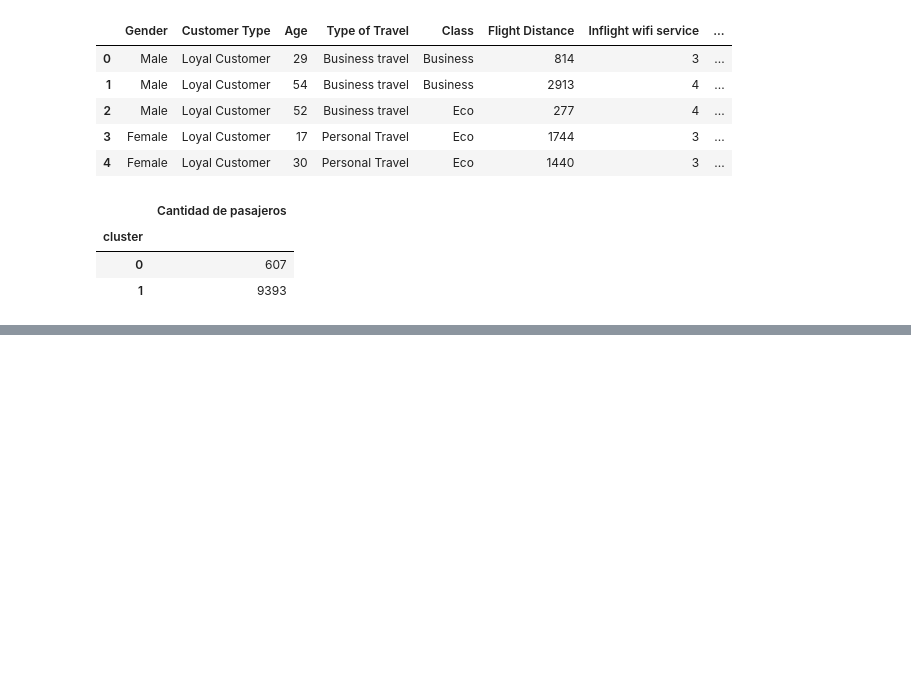
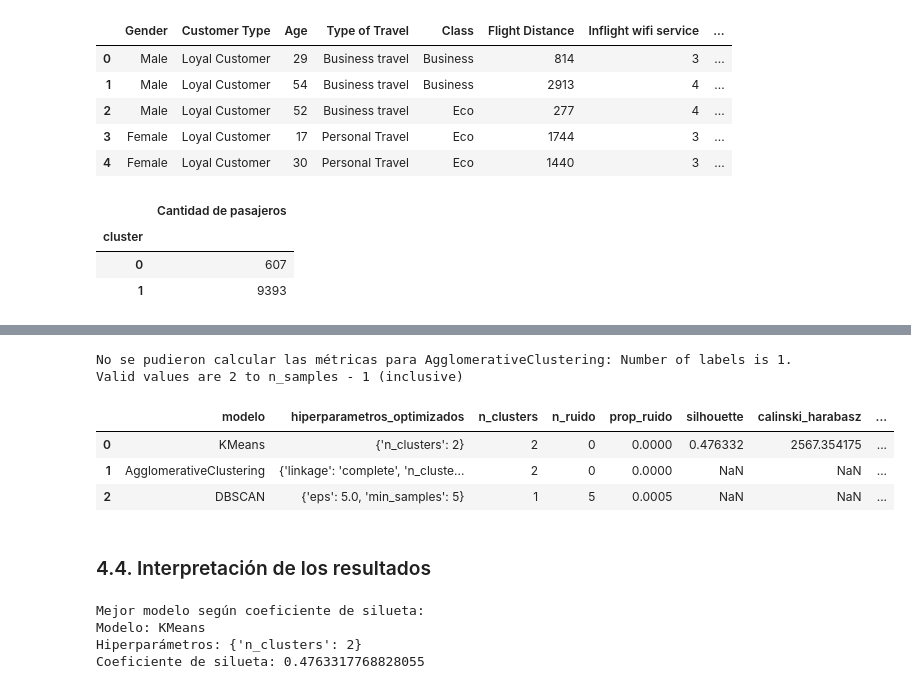
Before and after one commit to Dav1d10/MachineLearningLabs, a Jupyter notebook: Labs/Lab4.ipynb, the cells around one changed output, grey strips where cells are left out. Drawn from its saved outputs; the diff is of its cells as text; code cells hidden in the pictures; blank space fills up the shorter version.

```diff
--- a/Labs/Lab4.ipynb
+++ b/Labs/Lab4.ipynb
@@ -983,0 +1069,52 @@ Hiperparámetros: {'n_clusters': 2}
+# %%
+metricas_comparacion = []
+
+for nombre_modelo, info_modelo in modelos_finales.items():
+    pipeline = info_modelo['pipeline']
+    labels = info_modelo['labels']
+    parametros = info_modelo['parametros']
+
+    X_transformado = pipeline.named_steps['preprocesamiento'].transform(
+        experimento['df_clean']
+    )
+
+    metricas = calcular_metricas_cuantitativas(
+        X_transformado=X_transformado,
+        labels=labels,
+        nombre_modelo=nombre_modelo,
+        parametros=parametros
+    )
+
+    metricas_comparacion.append(metricas)
+
+tabla_comparacion_modelos = pd.DataFrame(metricas_comparacion)
+
+tabla_comparacion_modelos = tabla_comparacion_modelos.sort_values(
+    by='silhouette',
+    ascending=False,
+    na_position='last'
+).reset_index(drop=True)
+
+display(tabla_comparacion_modelos)
+# %% [output]
+No se pudieron calcular las métricas para AgglomerativeClustering: Number of labels is 1. Valid values are 2 to n_samples - 1 (inclusive)
+|  | modelo | hiperparametros_optimizados | n_clusters | n_ruido | prop_ruido | silhouette | calinski_harabasz | ... |
+| 0 | KMeans | {'n_clusters': 2} | 2 | 0 | 0.0000 | 0.476332 | 2567.354175 | ... |
+| 1 | AgglomerativeClustering | {'linkage': 'complete', 'n_cluste... | 2 | 0 | 0.0000 | NaN | NaN | ... |
+| 2 | DBSCAN | {'eps': 5.0, 'min_samples': 5} | 1 | 5 | 0.0005 | NaN | NaN | ... |
+# %% [markdown]
+### 4.4. Interpretación de los resultados
+# %%
+mejor_modelo_cuantitativo = tabla_comparacion_modelos.dropna(
+    subset=['silhouette']
+).iloc[0]
+
+print("Mejor modelo según coeficiente de silueta:")
+print("Modelo:", mejor_modelo_cuantitativo['modelo'])
+print("Hiperparámetros:", mejor_modelo_cuantitativo['hiperparametros_optimizados'])
+print("Coeficiente de silueta:", mejor_modelo_cuantitativo['silhouette'])
+# %% [output]
+Mejor modelo según coeficiente de silueta:
+Modelo: KMeans
+Hiperparámetros: {'n_clusters': 2}
+Coeficiente de silueta: 0.4763317768828055
```
Also changed, not shown: parts of 9 cells of this notebook.
